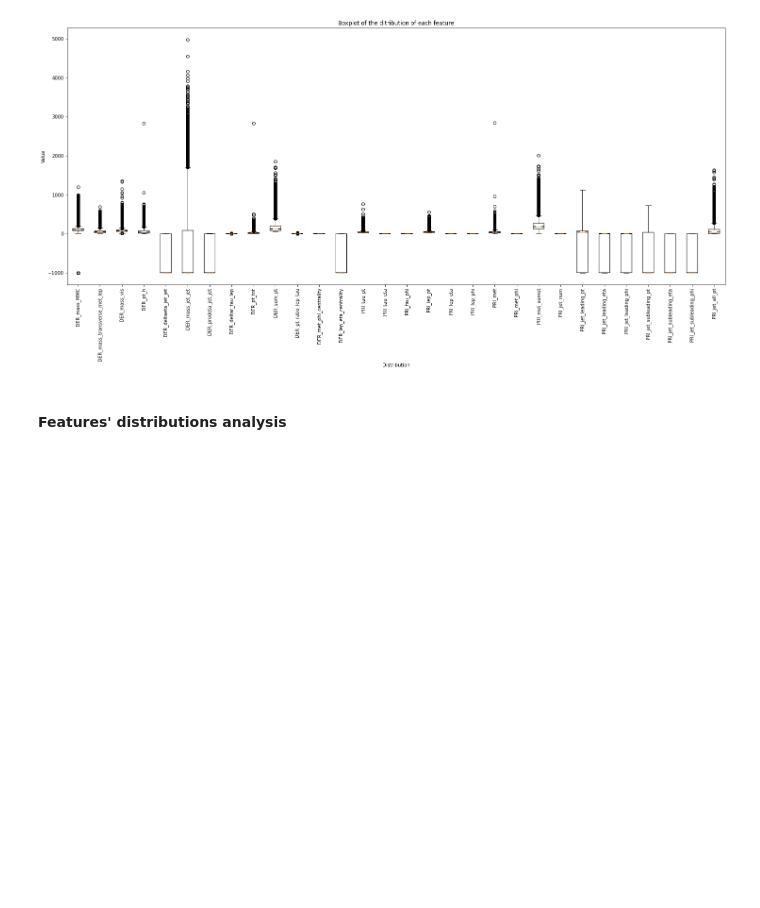
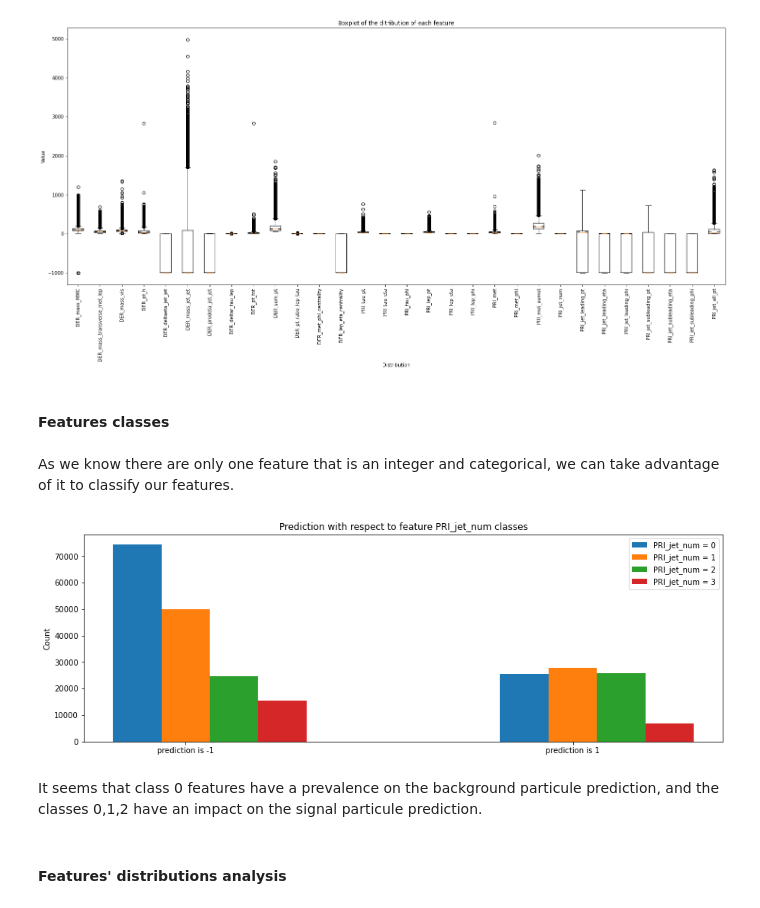
Before and after one commit to CS-433/ml-project-1-thevipers, a Jupyter notebook: project1.ipynb, the cells around one changed output. Cells and saved outputs as stored; diff of their text form; code cells hidden in the pictures; blank space fills up the shorter version.

Commit message:
added histogram

```diff
--- a/project1.ipynb
+++ b/project1.ipynb
@@ -79,6 +79,35 @@ plt.title('Boxplot of the ditribution of each feature')
 plt.show()
 # %% [output]
 [figure]
+# %% [markdown]
+#### Features classes
+# %% [markdown]
+As we know there are only one feature that is an integer and categorical, we can take advantage of it to classify our features.
+# %%
+fig = plt.figure(figsize=(15,5))
+feature_classes = {
+    0: tX[:,22] == 0,
+    1: tX[:,22] == 1,
+    2: tX[:,22] == 2,
+    3: tX[:,22] == 3,
+}
+
+labels = ['PRI_jet_num = 0', 'PRI_jet_num = 1', 'PRI_jet_num = 2', 'PRI_jet_num = 3']
+w = 0.25
+
+for i in range(len(feature_classes)):
+    y_class = y[feature_classes[i]]
+    plt.bar(i*w+np.array([-1,1]),[len(y_class[y_class==-1]),len(y_class[y_class==1])], width=w)
+
+plt.xticks(np.array([-1,1]) + w, labels = ('prediction is -1', 'prediction is 1') )
+plt.ylabel('Count')
+plt.title('Prediction with respect to feature PRI_jet_num classes')
+plt.legend(labels)
+plt.show()
+# %% [output]
+[figure, added]
+# %% [markdown]
+It seems that class 0 features have a prevalence on the background particule prediction, and the classes 0,1,2 have an impact on the signal particule prediction.
 # %% [markdown]
 #### Features' distributions analysis
 # %% [markdown]
```
